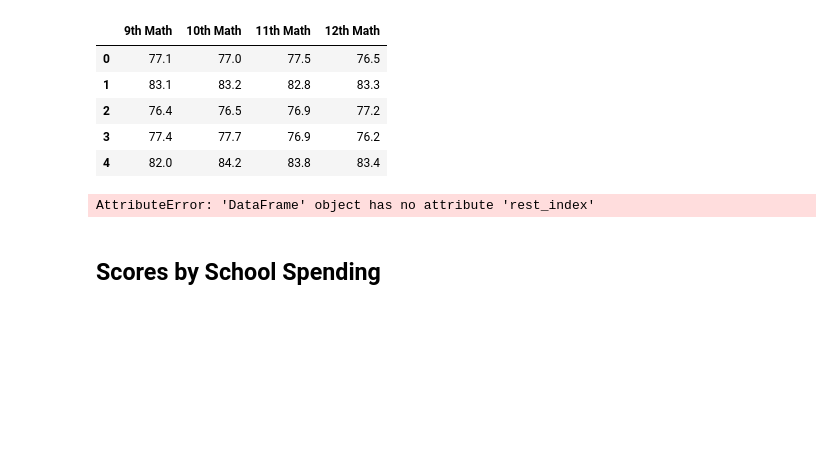
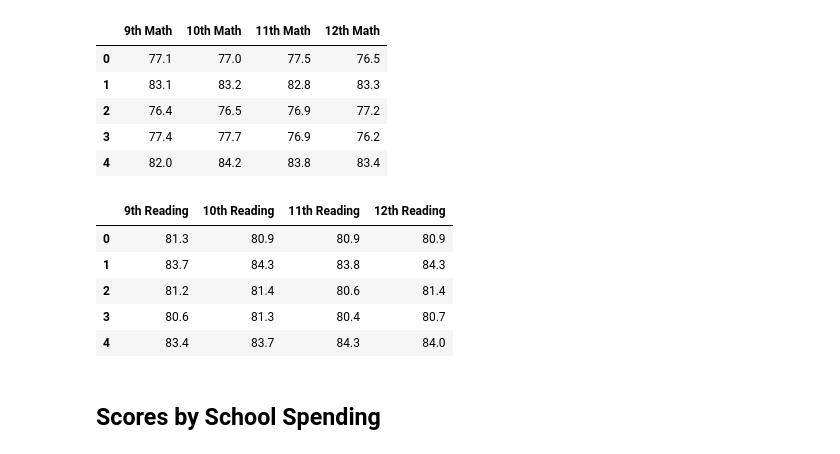
Before and after one commit to shaileeM/School_District_Analysis, a Jupyter notebook: PyCitySchools_Challenge_starter_code.ipynb, the cells around one changed output. Drawn from its saved outputs; the diff is of its cells as text; code cells hidden in the pictures; blank space fills up the shorter version.

```diff
--- a/PyCitySchools_Challenge_starter_code.ipynb
+++ b/PyCitySchools_Challenge_starter_code.ipynb
@@ -485,11 +485,16 @@ math_score_by_grade.head()
 | 4 | 82.0 | 84.2 | 83.8 | 83.4 |
 # %%
 ## Remove the index.
-reading_score_by_grade.rest_index(drop=True,inplace=True)
+reading_score_by_grade.reset_index(drop=True,inplace=True)
 # Display the data frame
 reading_score_by_grade.head()
 # %% [output]
-AttributeError: 'DataFrame' object has no attribute 'rest_index'
+|  | 9th Reading | 10th Reading | 11th Reading | 12th Reading |
+| 0 | 81.3 | 80.9 | 80.9 | 80.9 |
+| 1 | 83.7 | 84.3 | 83.8 | 84.3 |
+| 2 | 81.2 | 81.4 | 80.6 | 81.4 |
+| 3 | 80.6 | 81.3 | 80.4 | 80.7 |
+| 4 | 83.4 | 83.7 | 84.3 | 84.0 |
 # %% [markdown]
 ## Scores by School Spending
 # %%
```
Also changed, not shown: parts of 13 cells of this notebook.
